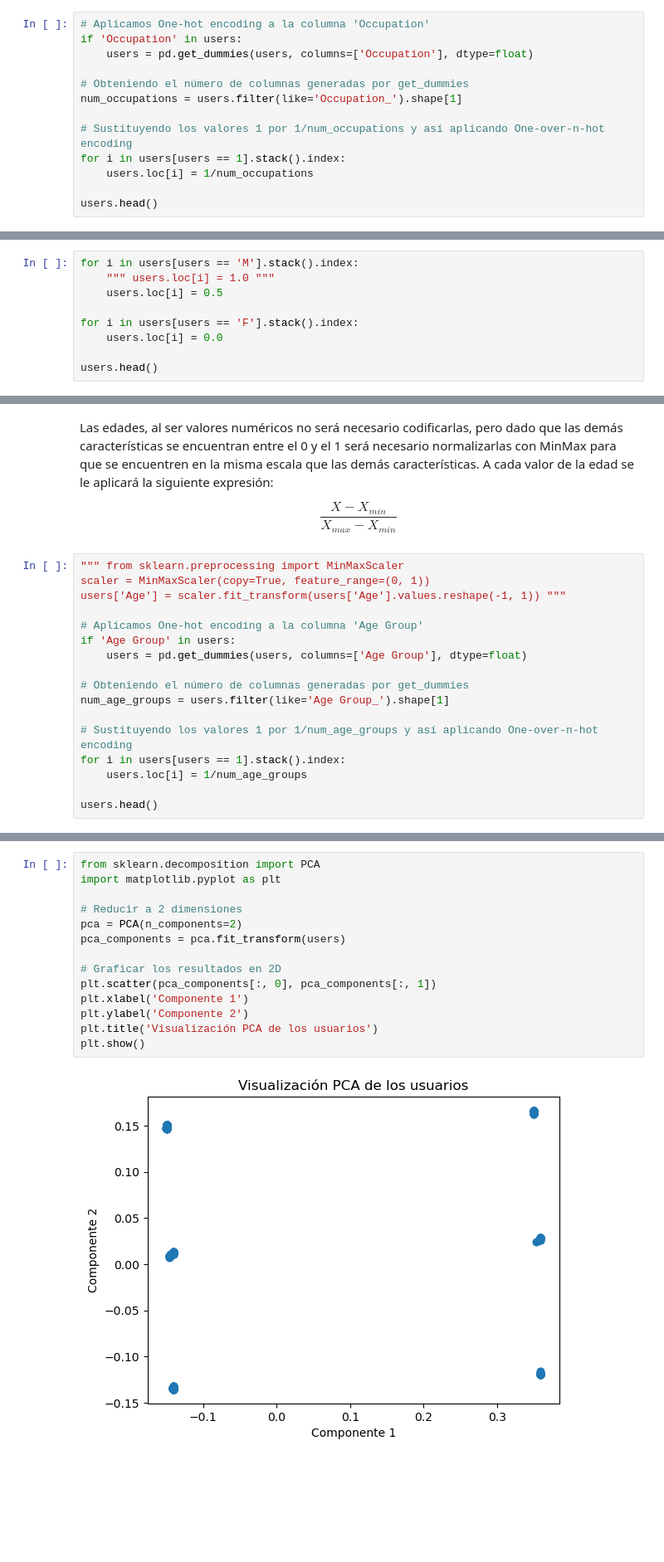
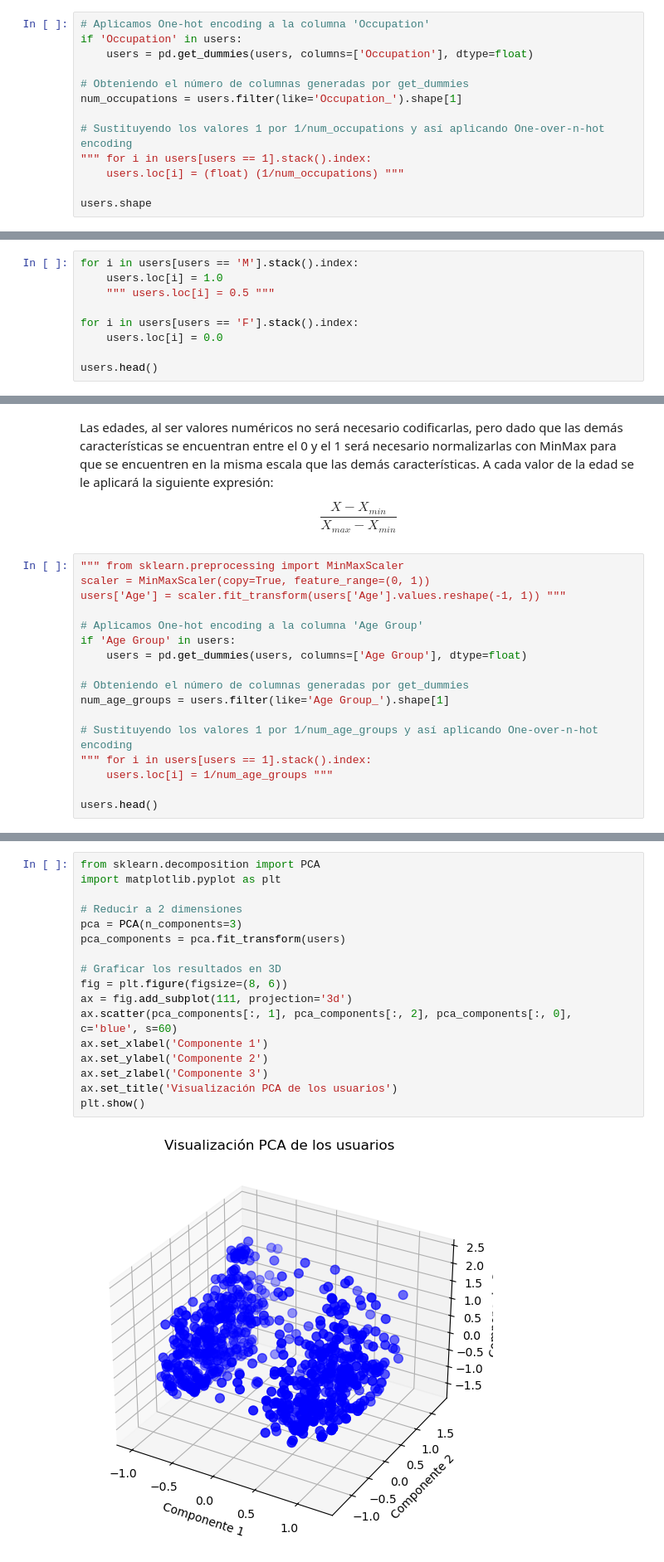
Before and after one commit to MonicaCabanas23/artificial-intelligence-course, a Jupyter notebook: Tareas/second-project/Second_Project.ipynb, the cells around one changed output, grey strips where cells are left out. Shown at 83% size. Drawn from its saved outputs; the diff is of its cells as text; blank space fills up the shorter version.

```diff
--- a/Tareas/second-project/Second_Project.ipynb
+++ b/Tareas/second-project/Second_Project.ipynb
@@ -329,8 +382,8 @@ if 'Occupation' in users:
 num_occupations = users.filter(like='Occupation_').shape[1]
 
 # Sustituyendo los valores 1 por 1/num_occupations y así aplicando One-over-n-hot encoding
-for i in users[users == 1].stack().index:
-    users.loc[i] = 1/num_occupations
+""" for i in users[users == 1].stack().index:
+    users.loc[i] = (float) (1/num_occupations) """
 
-users.head()
+users.shape
 # %% [output]
@@ -349,8 +396,8 @@ Aplicando attenuated encoding en el sexo las categorías se sustituirían de la
 - F = 0.0
 # %%
 for i in users[users == 'M'].stack().index:
-    """ users.loc[i] = 1.0 """
-    users.loc[i] = 0.5
+    users.loc[i] = 1.0
+    """ users.loc[i] = 0.5 """
 
 for i in users[users == 'F'].stack().index:
     users.loc[i] = 0.0
@@ -383,8 +430,8 @@ if 'Age Group' in users:
 num_age_groups = users.filter(like='Age Group_').shape[1]
 
 # Sustituyendo los valores 1 por 1/num_age_groups y así aplicando One-over-n-hot encoding
-for i in users[users == 1].stack().index:
-    users.loc[i] = 1/num_age_groups
+""" for i in users[users == 1].stack().index:
+    users.loc[i] = 1/num_age_groups """
 
 users.head()
 # %% [output]
@@ -416,19 +469,22 @@ users.head()
 # %%
 from sklearn.decomposition import PCA
 import matplotlib.pyplot as plt
 
 # Reducir a 2 dimensiones
-pca = PCA(n_components=2)
+pca = PCA(n_components=3)
 pca_components = pca.fit_transform(users)
 
-# Graficar los resultados en 2D
-plt.scatter(pca_components[:, 0], pca_components[:, 1])
-plt.xlabel('Componente 1')
-plt.ylabel('Componente 2')
-plt.title('Visualización PCA de los usuarios')
+# Graficar los resultados en 3D
+fig = plt.figure(figsize=(8, 6))
+ax = fig.add_subplot(111, projection='3d')
+ax.scatter(pca_components[:, 1], pca_components[:, 2], pca_components[:, 0], c='blue', s=60)
+ax.set_xlabel('Componente 1')
+ax.set_ylabel('Componente 2')
+ax.set_zlabel('Componente 3')
+ax.set_title('Visualización PCA de los usuarios')
 plt.show()
 # %% [output]
-[figure, old version]
+[figure, new version]
 # %%
 from sklearn.cluster import KMeans
 from sklearn.metrics import silhouette_score
```
Also changed, not shown: parts of 26 cells of this notebook.
